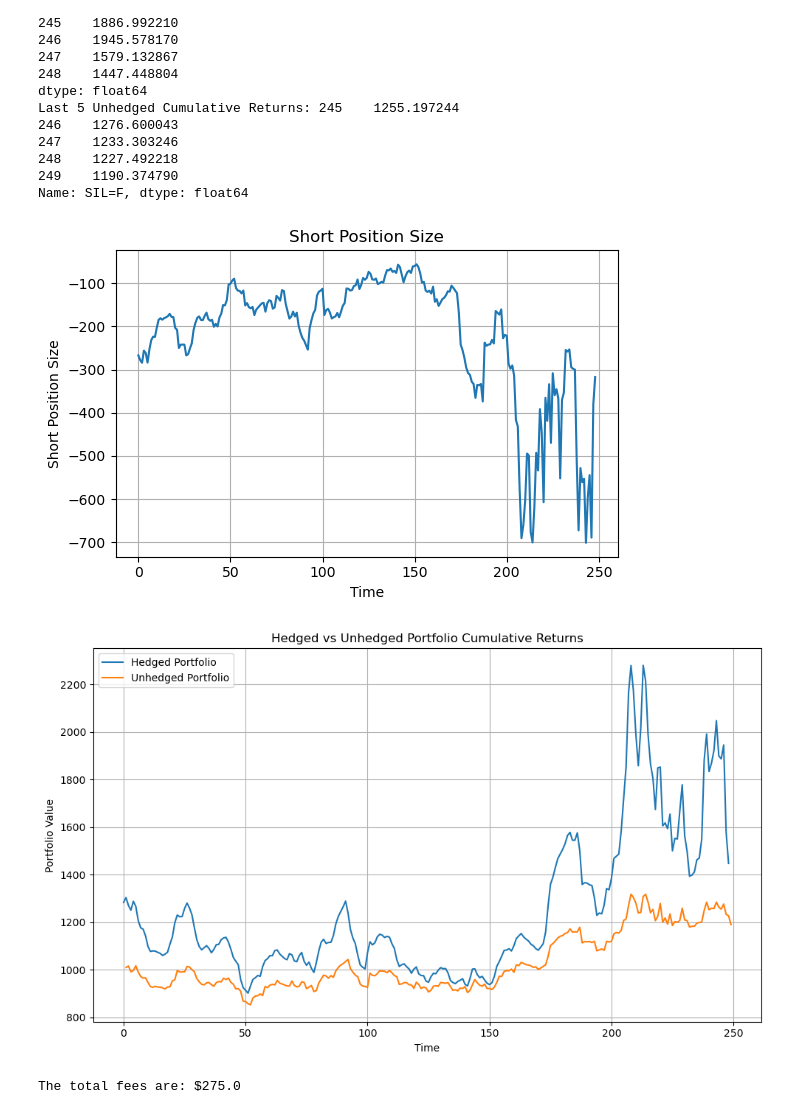
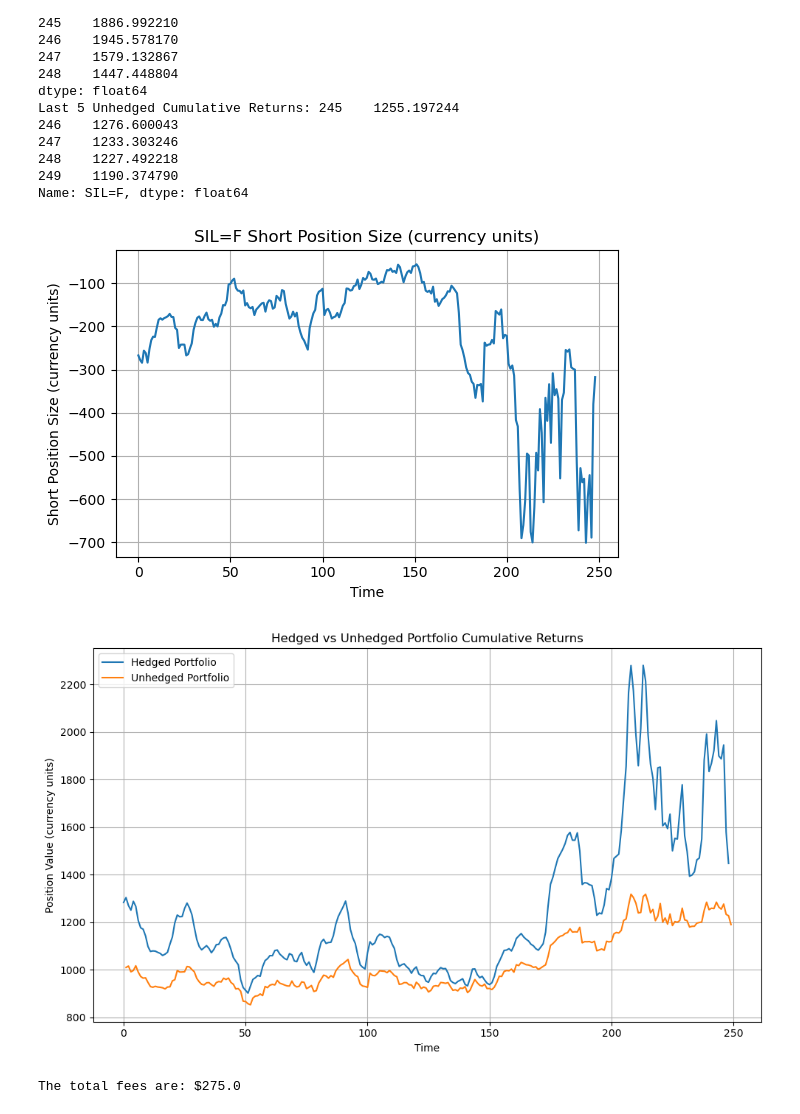
Before and after one commit to mburley127/DynamicHedging, a Jupyter notebook: DynamicHedging/commod_dynhedge.ipynb, the cells around one changed output. Saved outputs shown, nothing was run; the diff lists cells and outputs as text; code cells hidden in the pictures.

```diff
--- a/DynamicHedging/commod_dynhedge.ipynb
+++ b/DynamicHedging/commod_dynhedge.ipynb
@@ -275,18 +275,18 @@ Name: SIL=F, dtype: float64
 # %%
 ### Plot Short Position Size Over Time
 def plot_short_pos(short_pos):
     plt.figure(figsize = (6, 4))
     plt.plot(short_pos)
-    plt.title('Short Position Size')
+    plt.title('SIL=F Short Position Size (currency units)')
     plt.xlabel('Time')
-    plt.ylabel('Short Position Size')
+    plt.ylabel('Short Position Size (currency units)')
     plt.grid(True)
     plt.tight_layout()
     return plt.show()
 
 plot_short_pos(short_pos)
 # %% [output]
-[figure, old version]
+[figure, new version]
 # %%
 ### Plot Cumulative Returns
 def plot_cumulative_returns(hedged_cumulative_rets, unhedged_cumulative_rets):
@@ -295,7 +295,7 @@ def plot_cumulative_returns(hedged_cumulative_rets, unhedged_cumulative_rets):
     plt.plot(unhedged_cumulative_rets, label = 'Unhedged Portfolio')
     plt.title('Hedged vs Unhedged Portfolio Cumulative Returns')
     plt.xlabel('Time')
-    plt.ylabel('Portfolio Value')
+    plt.ylabel('Position Value (currency units)')
     plt.legend()
     plt.grid(True)
     plt.tight_layout()
@@ -304,7 +304,7 @@ def plot_cumulative_returns(hedged_cumulative_rets, unhedged_cumulative_rets):
 
 plot_cumulative_returns(hedged_cumulative_rets, unhedged_cumulative_rets)
 # %% [output]
-[figure, old version]
+[figure, new version]
 # %%
 ### Compute Basic Fees
 def calculate_total_fees(num_trades, fee_per_trade, bid_ask_spread):
```
Also changed, not shown: parts of 1 cell of this notebook.
